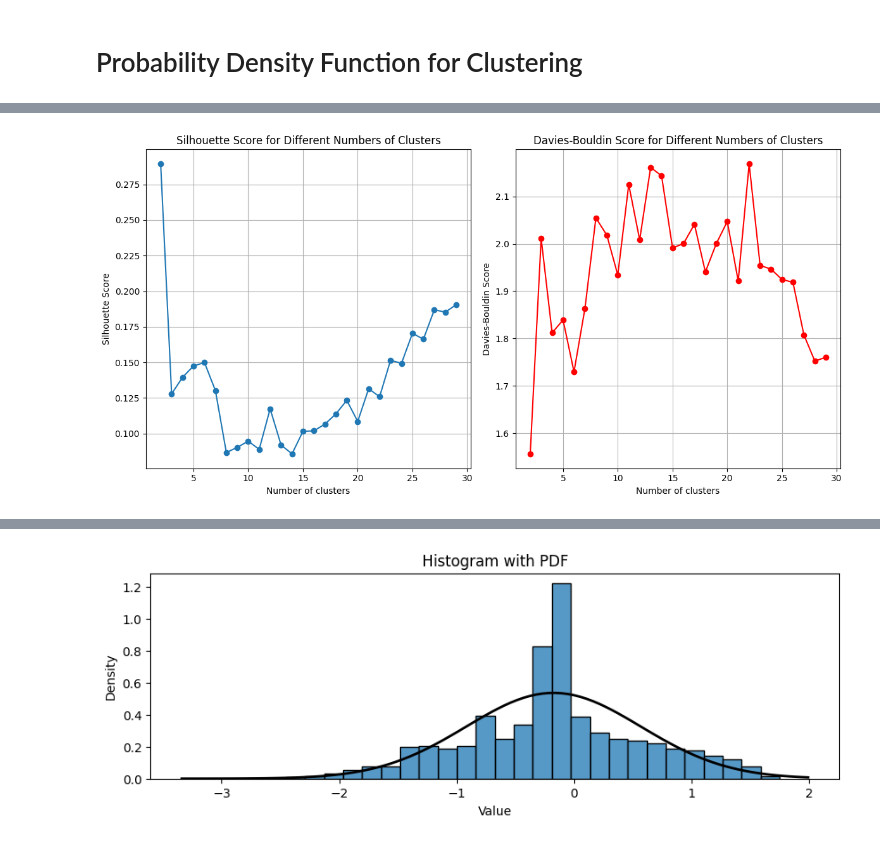
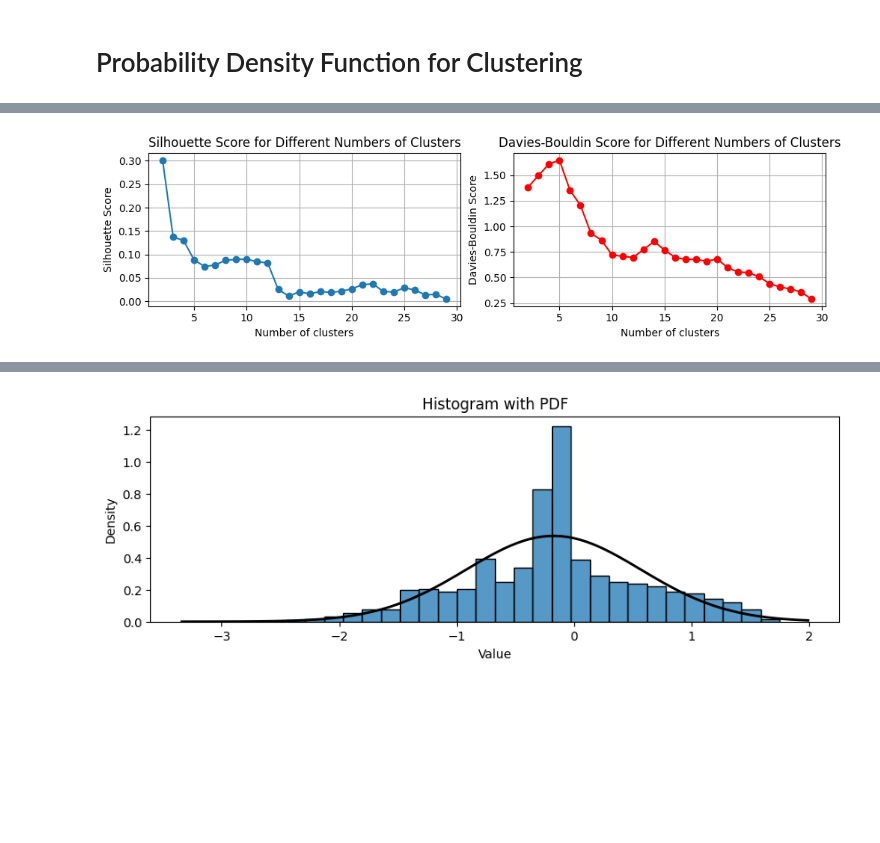
Before and after one commit to JonasSievers/Effective-Clustering-in-Federated-Energy-Systems, a Jupyter notebook: src/notebooks/Distribution_Clustering.ipynb, the cells around one changed output, grey strips where cells are left out. Saved outputs shown, nothing was run; the diff lists cells and outputs as text; code cells hidden in the pictures; blank space fills up the shorter version.

Commit message:
Distribution based clustering

```diff
--- a/src/notebooks/Distribution_Clustering.ipynb
+++ b/src/notebooks/Distribution_Clustering.ipynb
@@ -117,6 +117,7 @@ for col in prosumption_df.columns:
 # Create a dataframe for histogram features
 hist_features_df = pd.DataFrame(hist_features, columns=[f'bin_{i}' for i in range(num_bins)])
 
+
 # Plot the silhouette scores for different numbers of clusters (example)
 silhouette_scores = []
 davies_bouldin_scores = []
@@ -124,9 +125,9 @@ all_clusters = {}
 
 for n_clusters in range(2, num_clusters):
     kmeans = KMeans(n_clusters=n_clusters, random_state=42)
-    clusters = kmeans.fit_predict(hist_features_df.iloc[:, :-1])
-    silhouette_avg = silhouette_score(hist_features_df.iloc[:, :-1], clusters)
-    davies_bouldin_avg = davies_bouldin_score(hist_features_df.iloc[:, :-1], clusters)
+    clusters = kmeans.fit_predict(hist_features_df)
+    silhouette_avg = silhouette_score(hist_features_df, clusters)
+    davies_bouldin_avg = davies_bouldin_score(hist_features_df, clusters)
     silhouette_scores.append(silhouette_avg)
     davies_bouldin_scores.append(davies_bouldin_avg)
     all_clusters[n_clusters] = clusters
@@ -219,49 +214,56 @@ daily_stats.head(1)
 # %%
-# Resample to daily data and calculate required statistics
-daily_stats = prosumption_df.resample('D').agg(['sum', 'min', 'max', 'std'])
+# Resample the DataFrame to monthly frequency and calculate sum, min, max, and std for each household
 
-# Rename columns for clarity
-daily_stats.columns = ['_'.join(col).strip() for col in daily_stats.columns.values]
+#daily_stats = prosumption_df.resample('D').agg(['sum', 'min', 'max', 'std'])
+monthly_stats = prosumption_df.resample('M').agg(['sum', 'min', 'max', 'std'])
 
-# Transpose the DataFrame to have buildings as rows and statistics as columns
-building_stats = daily_stats.transpose().groupby(level=0).mean().transpose()
+# Flatten the MultiIndex columns
+monthly_stats.columns = ['_'.join(col) for col in monthly_stats.columns]
 
-# Handle NaN values by filling with column mean
-building_stats = building_stats.fillna(building_stats.mean())
+# Add a column for the month to pivot correctly
+monthly_stats['Month'] = monthly_stats.index
 
-# Clustering and evaluation
+# Pivot the DataFrame to get a row per building and columns for each month's statistics
+monthly_stats_pivot = monthly_stats.melt(id_vars='Month', var_name='Building_Stat', value_name='Value')
+monthly_stats_pivot[['Building', 'Stat']] = monthly_stats_pivot['Building_Stat'].str.rsplit('_', n=1, expand=True)
+monthly_stats_pivot = monthly_stats_pivot.pivot_table(index='Building', columns=['Month', 'Stat'], values='Value')
+
+# Flatten the pivot table columns
+monthly_stats_pivot.columns = ['_'.join(map(str, col)).strip() for col in monthly_stats_pivot.columns]
+
+# Drop rows with any missing values (optional, depending on how you want to handle them)
+monthly_stats_pivot.dropna(inplace=True)
+
+
 silhouette_scores = []
 davies_bouldin_scores = []
-all_clusters = {}
 
-for n_clusters in range(2, 30):  # Clustering with sizes from 2 to 30
+for n_clusters in range(2, num_clusters):
     kmeans = KMeans(n_clusters=n_clusters, random_state=42)
-    clusters = kmeans.fit_predict(building_stats)
-    building_stats[f'cluster_{n_clusters}'] = clusters
-    silhouette_avg = silhouette_score(building_stats.iloc[:, :-1], clusters)
-    davies_bouldin_avg = davies_bouldin_score(building_stats.iloc[:, :-1], clusters)
+    clusters = kmeans.fit_predict(monthly_stats_pivot)
+    silhouette_avg = silhouette_score(monthly_stats_pivot, clusters)
+    davies_bouldin_avg = davies_bouldin_score(monthly_stats_pivot, clusters)
     silhouette_scores.append(silhouette_avg)
     davies_bouldin_scores.append(davies_bouldin_avg)
-    all_clusters[n_clusters] = clusters
 
-# Plot the silhouette scores and Davies-Bouldin scores for evaluation
-plt.figure(figsize=(12, 6))
+# Plot the scores
+plt.figure(figsize=(10, 3))
 
 plt.subplot(1, 2, 1)
-plt.plot(range(2, 30), silhouette_scores, marker='o')
+plt.plot(range(2, num_clusters), silhouette_scores, marker='o')
 plt.xlabel('Number of clusters')
 plt.ylabel('Silhouette Score')
 plt.title('Silhouette Score for Different Numbers of Clusters')
 plt.grid(True)
 
 plt.subplot(1, 2, 2)
-plt.plot(range(2, 30), davies_bouldin_scores, marker='o', color='r')
+plt.plot(range(2, num_clusters), davies_bouldin_scores, marker='o', color='r')
 plt.xlabel('Number of clusters')
 plt.ylabel('Davies-Bouldin Score')
 plt.title('Davies-Bouldin Score for Different Numbers of Clusters')
 plt.grid(True)
 
 plt.tight_layout()
 plt.show()
 # %% [output]
-[figure, old version]
+[figure, new version]
```
Also changed, not shown: parts of 8 cells of this notebook.
